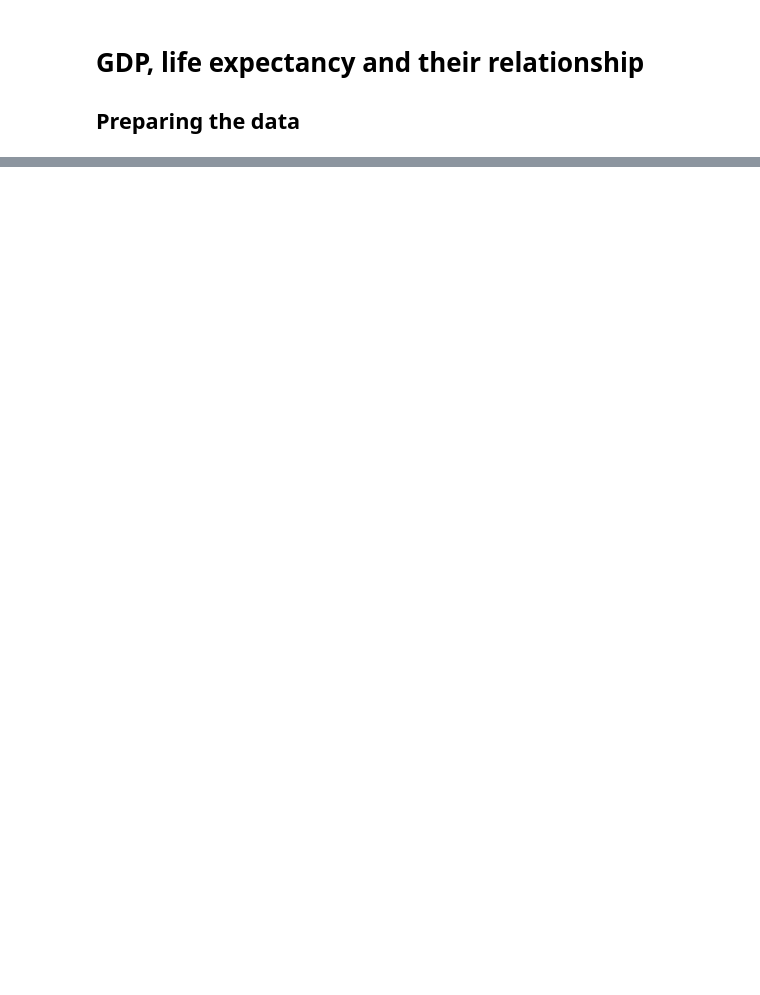
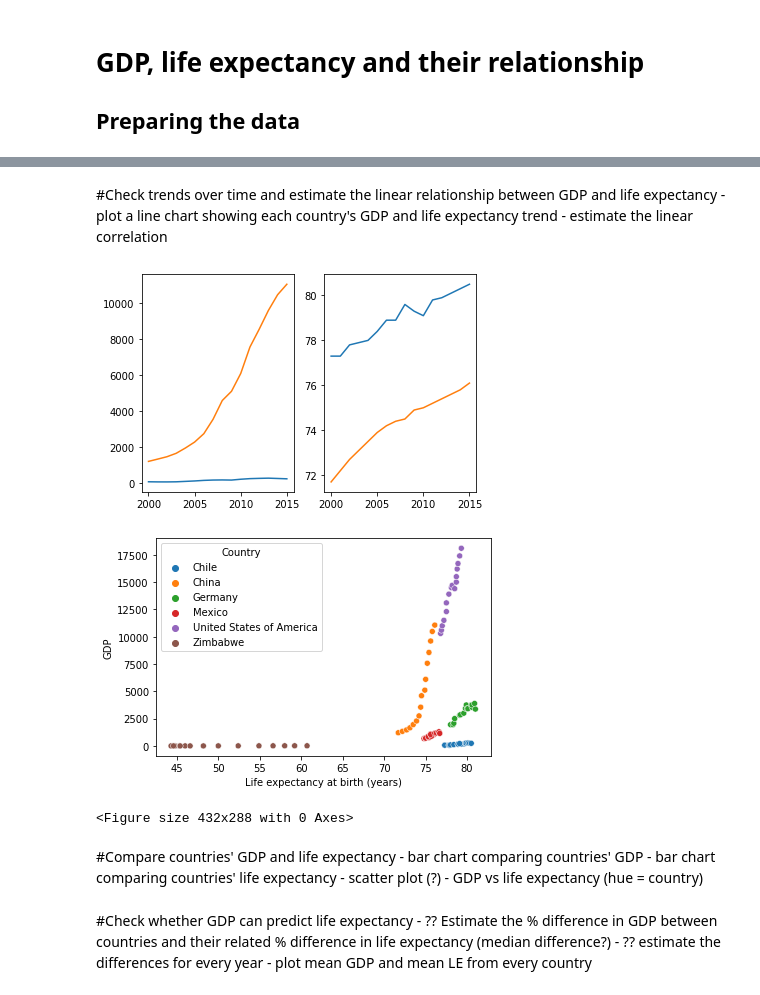
Before and after one commit to R0go/GDP_Life_Expectancy, a Jupyter notebook: life_expectancy_gdp.ipynb, the cells around one changed output, grey strips where cells are left out. Cells and saved outputs as stored; diff of their text form; code cells hidden in the pictures; blank space fills up the shorter version.

```diff
--- a/life_expectancy_gdp.ipynb
+++ b/life_expectancy_gdp.ipynb
@@ -42,0 +69,42 @@ plt.clf()
+# %% [markdown]
+#Check trends over time and estimate the linear relationship between GDP and life expectancy
+	- plot a line chart showing each country's GDP and life expectancy trend
+	- estimate the linear correlation
+# %%
+yvalues= data_file['GDP'][data_file['Country']=="Chile"]
+xvalues= data_file['Year'][data_file['Country']=="Chile"]
+plt.figure()
+plt.subplot(1,2,1)
+plt.plot(xvalues, yvalues)
+yvalues= data_file['GDP'][data_file['Country']=="China"]
+xvalues= data_file['Year'][data_file['Country']=="China"]
+plt.plot(xvalues, yvalues)
+plt.subplot(1,2,2)
+yvalues= data_file['Life expectancy at birth (years)'][data_file['Country']=="Chile"]
+xvalues= data_file['Year'][data_file['Country']=="Chile"]
+plt.plot(xvalues, yvalues)
+yvalues= data_file['Life expectancy at birth (years)'][data_file['Country']=="China"]
+xvalues= data_file['Year'][data_file['Country']=="China"]
+plt.plot(xvalues, yvalues)
+plt.show()
+plt.clf()
+
+yvalues= data_file['GDP'][data_file['Country']=="Chile"]
+xvalues= data_file['Life expectancy at birth (years)'][data_file['Country']=="Chile"]
+sns.scatterplot(y = 'GDP', x = 'Life expectancy at birth (years)', data = data_file, hue = 'Country')
+plt.show()
+plt.clf()
+# %% [output]
+[figure, added]
+[figure, added]
+<Figure size 432x288 with 0 Axes>
+# %% [markdown]
+#Compare countries' GDP and life expectancy
+	- bar chart comparing countries' GDP
+	- bar chart comparing countries' life expectancy
+	- scatter plot (?) - GDP vs life expectancy (hue = country)
+# %% [markdown]
+#Check whether GDP can predict life expectancy
+	- ?? Estimate the % difference in GDP between countries and their related % difference in life expectancy (median difference?)
+	- ?? estimate the differences for every year
+	- plot mean GDP and mean LE from every country
```
Also changed, not shown: parts of 2 cells of this notebook, 1 other file.
